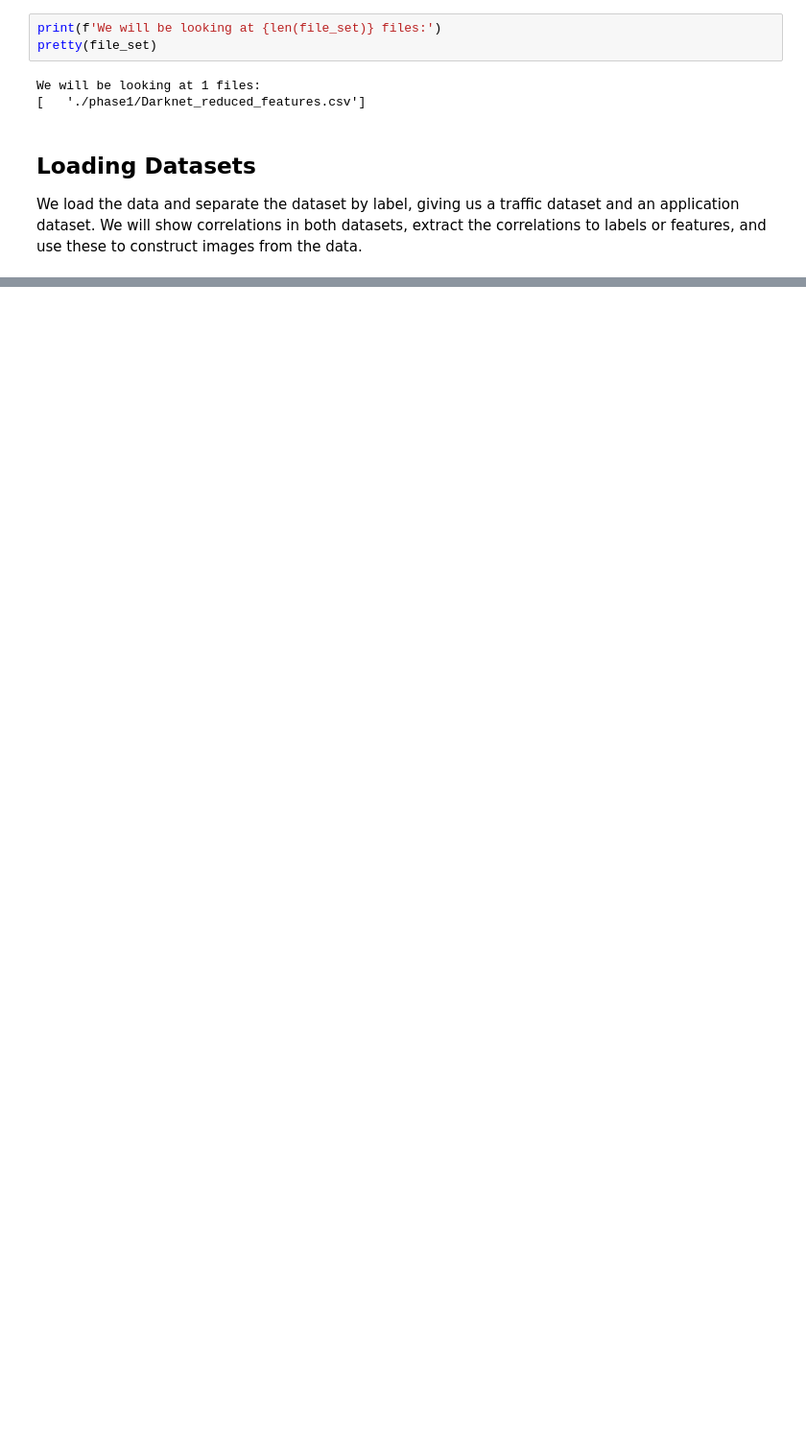
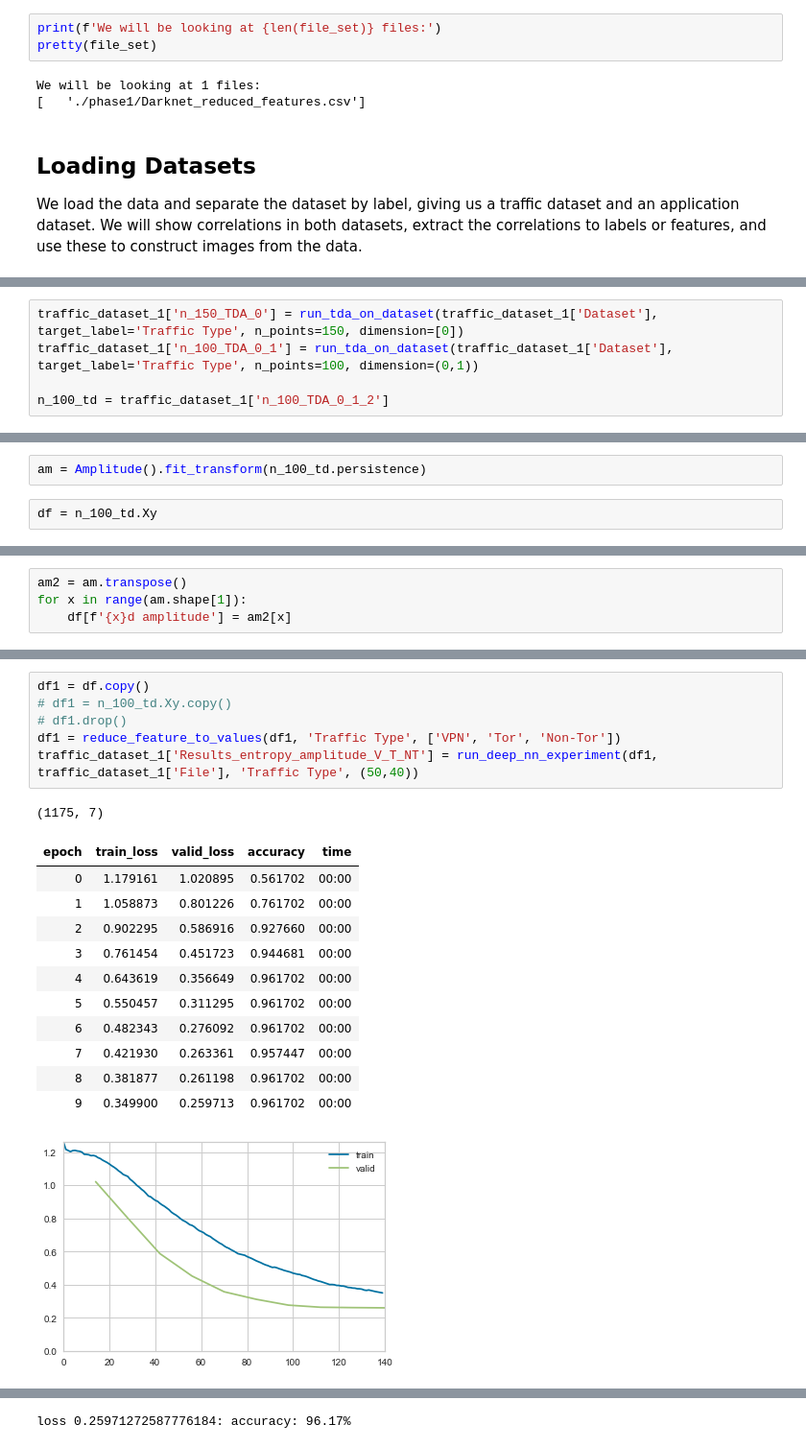
Before and after one commit to Karson-Fye/CMUDarknet, a Jupyter notebook: Data/Dataset_Topology_2.ipynb, the cells around one changed output, grey strips where cells are left out. Shown at 96% size. Cells and saved outputs as stored; diff of their text form; blank space fills up the shorter version.

```diff
--- a/Data/Dataset_Topology_2.ipynb
+++ b/Data/Dataset_Topology_2.ipynb
@@ -2146,0 +2270,5 @@ final_pic.show()
+# %%
+traffic_dataset_1['n_150_TDA_0'] = run_tda_on_dataset(traffic_dataset_1['Dataset'], target_label='Traffic Type', n_points=150, dimension=[0])
+traffic_dataset_1['n_100_TDA_0_1'] = run_tda_on_dataset(traffic_dataset_1['Dataset'], target_label='Traffic Type', n_points=100, dimension=(0,1))
+
+n_100_td = traffic_dataset_1['n_100_TDA_0_1_2']
@@ -2146,0 +2279,4 @@ final_pic.show()
+# %%
+am = Amplitude().fit_transform(n_100_td.persistence)
+# %%
+df = n_100_td.Xy
@@ -2146,0 +2291,4 @@ final_pic.show()
+# %%
+am2 = am.transpose()
+for x in range(am.shape[1]):
+    df[f'{x}d amplitude'] = am2[x]
@@ -2146,0 +2315,20 @@ final_pic.show()
+# %%
+df1 = df.copy()
+# df1 = n_100_td.Xy.copy()
+# df1.drop()
+df1 = reduce_feature_to_values(df1, 'Traffic Type', ['VPN', 'Tor', 'Non-Tor'])
+traffic_dataset_1['Results_entropy_amplitude_V_T_NT'] = run_deep_nn_experiment(df1, traffic_dataset_1['File'], 'Traffic Type', (50,40))
+# %% [output]
+(1175, 7)
+| epoch | train_loss | valid_loss | accuracy | time |
+| 0 | 1.179161 | 1.020895 | 0.561702 | 00:00 |
+| 1 | 1.058873 | 0.801226 | 0.761702 | 00:00 |
+| 2 | 0.902295 | 0.586916 | 0.927660 | 00:00 |
+| 3 | 0.761454 | 0.451723 | 0.944681 | 00:00 |
+| 4 | 0.643619 | 0.356649 | 0.961702 | 00:00 |
+| 5 | 0.550457 | 0.311295 | 0.961702 | 00:00 |
+| 6 | 0.482343 | 0.276092 | 0.961702 | 00:00 |
+| 7 | 0.421930 | 0.263361 | 0.957447 | 00:00 |
+| 8 | 0.381877 | 0.261198 | 0.961702 | 00:00 |
+| 9 | 0.349900 | 0.259713 | 0.961702 | 00:00 |
+[figure, added]
@@ -2146,0 +2336 @@ final_pic.show()
+loss 0.25971272587776184: accuracy: 96.17%
```
Also changed, not shown: parts of 106 cells of this notebook, 18 other files.
